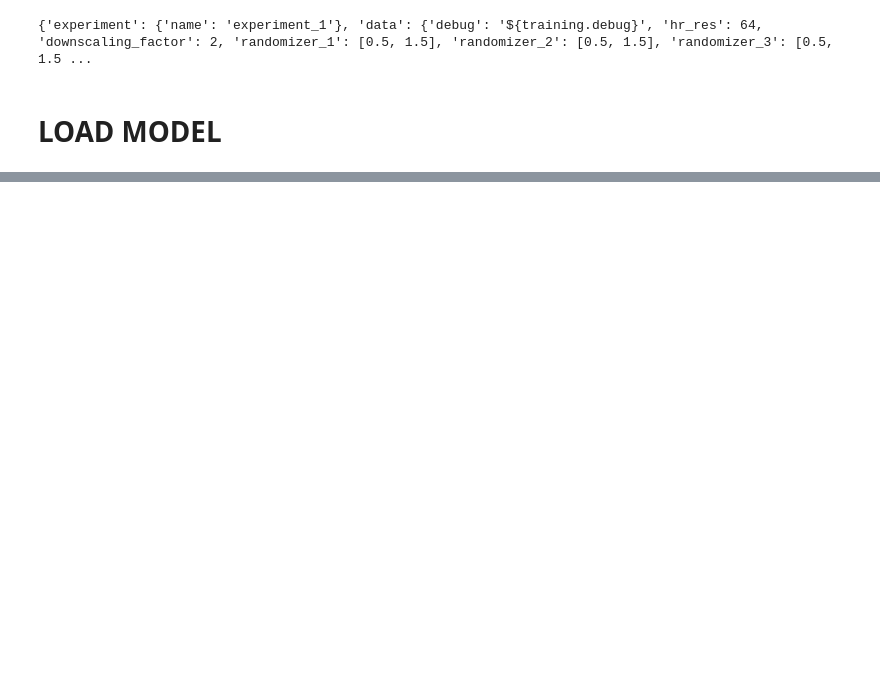
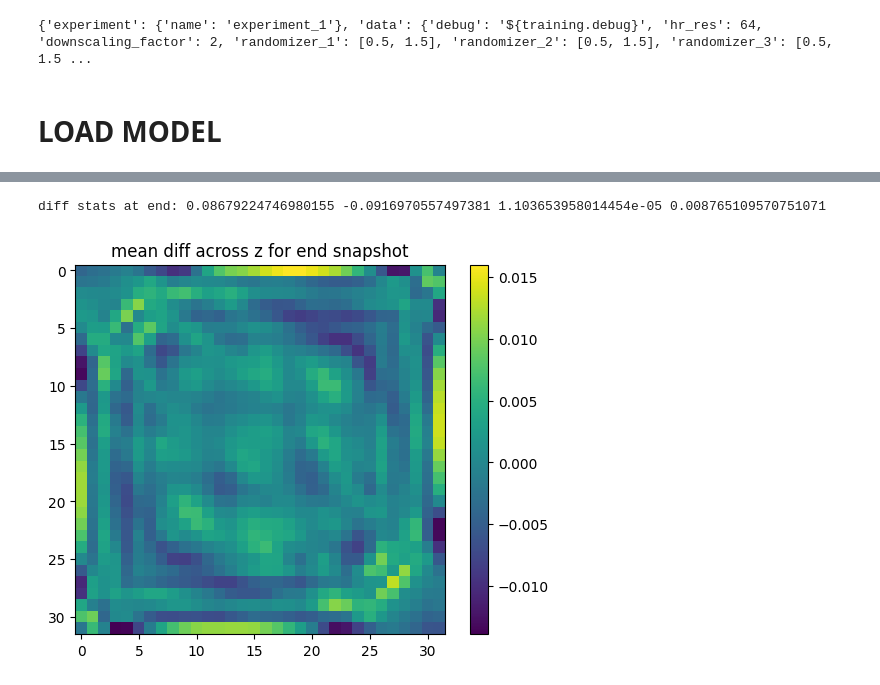
Before and after one commit to leo1200/jf1uids, a Jupyter notebook: corrector/notebooks/testing_model.ipynb, the cells around one changed output, grey strips where cells are left out. Saved outputs shown, nothing was run; the diff lists cells and outputs as text; code cells hidden in the pictures; blank space fills up the shorter version.

```diff
--- a/corrector/notebooks/testing_model.ipynb
+++ b/corrector/notebooks/testing_model.ipynb
@@ -129,0 +392,11 @@ final_state = time_integration(
+# %%
+diff = lr_corrected_states - hr_states
+print("diff stats at end:", jnp.max(diff[end_idx]), jnp.min(diff[end_idx]), jnp.mean(diff[end_idx]), jnp.std(diff[end_idx]))
+# Optionally plot a slice: (use .squeeze() if needed)
+plt.imshow(jnp.mean(diff[end_idx, 0], axis=(2)))  # example: mean across two spatial dims for visualization
+plt.colorbar()
+plt.title("mean diff across z for end snapshot")
+plt.show()
+# %% [output]
+diff stats at end: 0.08679224746980155 -0.0916970557497381 1.103653958014454e-05 0.008765109570751071
+[figure, added]
```
Also changed, not shown: parts of 14 cells of this notebook, 10 other files.
